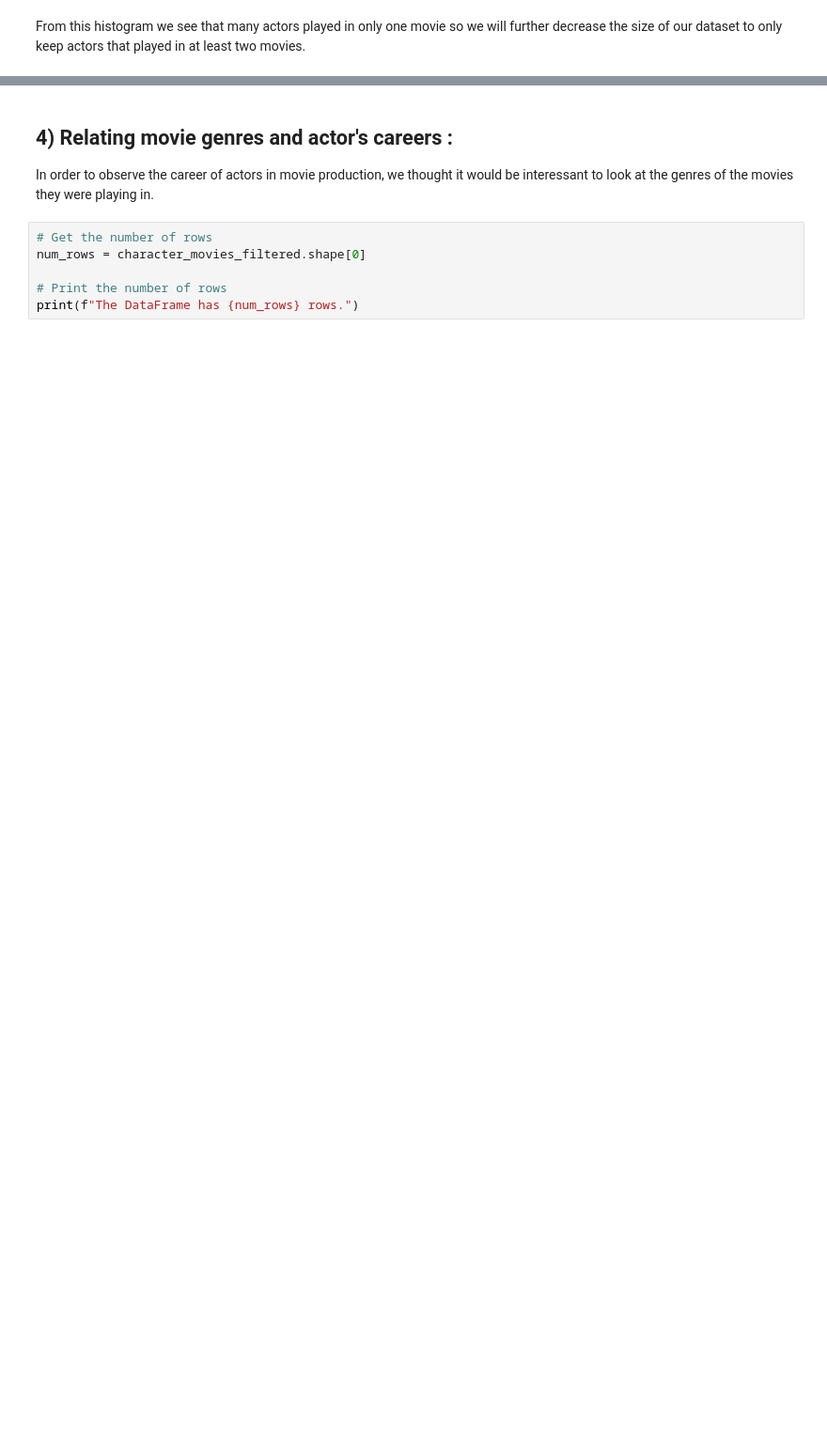
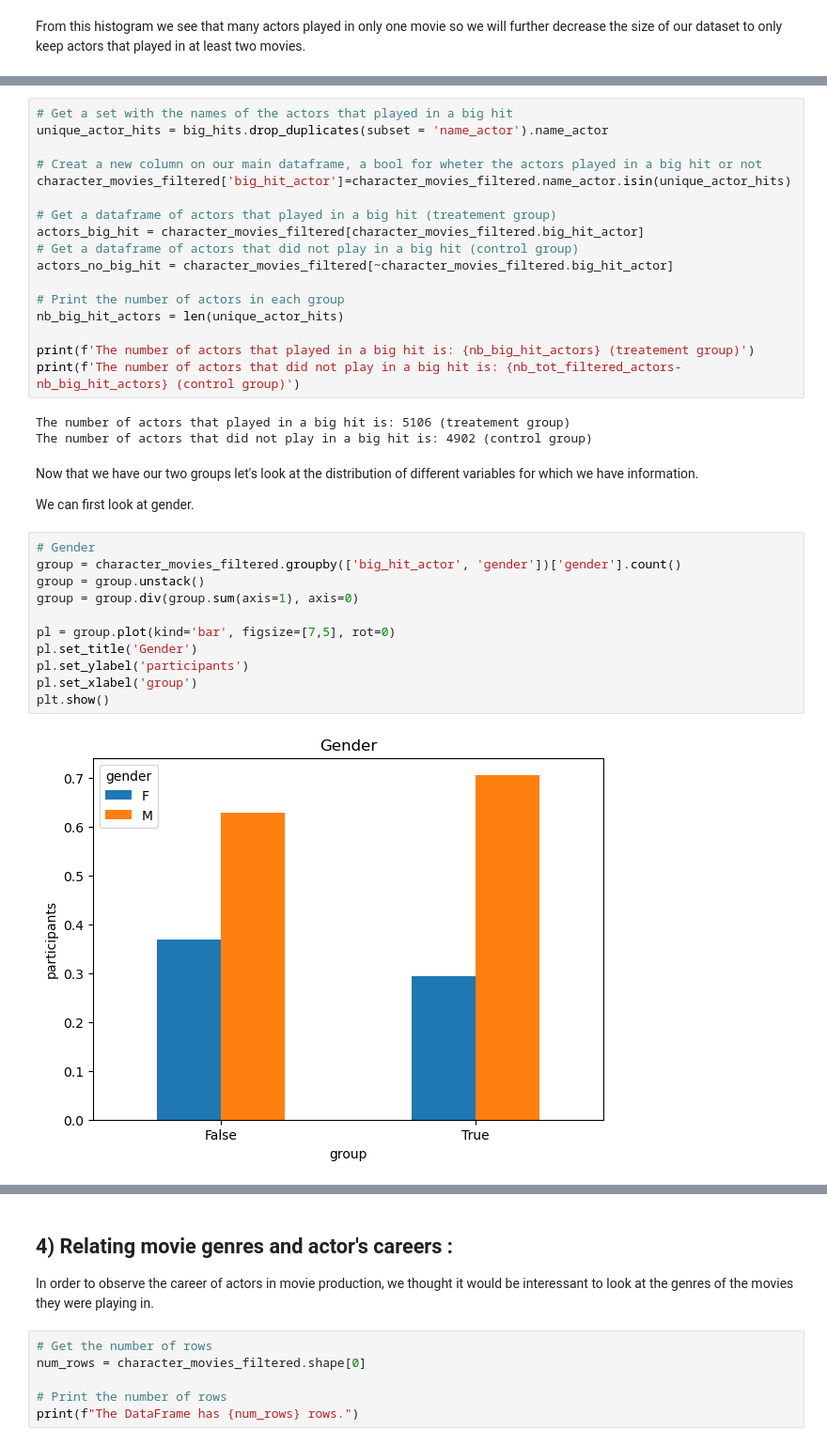
Before and after one commit to epfl-ada/ada-2023-project-pinacolada23, a Jupyter notebook: main.ipynb, the cells around one changed output, grey strips where cells are left out. Shown: that part at 94% size. Saved outputs shown, nothing was run; the diff lists cells and outputs as text; blank space fills up the shorter version.

```diff
--- a/main.ipynb
+++ b/main.ipynb
@@ -455,0 +458,37 @@ Do we have enough data? If not simply change the ouliner definition...
+# %%
+# Get a set with the names of the actors that played in a big hit
+unique_actor_hits = big_hits.drop_duplicates(subset = 'name_actor').name_actor
+
+# Creat a new column on our main dataframe, a bool for wheter the actors played in a big hit or not
+character_movies_filtered['big_hit_actor']=character_movies_filtered.name_actor.isin(unique_actor_hits)
+
+# Get a dataframe of actors that played in a big hit (treatement group)
+actors_big_hit = character_movies_filtered[character_movies_filtered.big_hit_actor]
+# Get a dataframe of actors that did not play in a big hit (control group)
+actors_no_big_hit = character_movies_filtered[~character_movies_filtered.big_hit_actor]
+
+# Print the number of actors in each group
+nb_big_hit_actors = len(unique_actor_hits)
+
+print(f'The number of actors that played in a big hit is: {nb_big_hit_actors} (treatement group)')
+print(f'The number of actors that did not play in a big hit is: {nb_tot_filtered_actors-nb_big_hit_actors} (control group)')
+# %% [output]
+The number of actors that played in a big hit is: 5106 (treatement group)
+The number of actors that did not play in a big hit is: 4902 (control group)
+# %% [markdown]
+Now that we have our two groups let's look at the distribution of different variables for which we have information.
+
+We can first look at gender.
+# %%
+# Gender
+group = character_movies_filtered.groupby(['big_hit_actor', 'gender'])['gender'].count()
+group = group.unstack()
+group = group.div(group.sum(axis=1), axis=0)
+
+pl = group.plot(kind='bar', figsize=[7,5], rot=0)
+pl.set_title('Gender')
+pl.set_ylabel('participants')
+pl.set_xlabel('group')
+plt.show()
+# %% [output]
+[figure, added]
```
Also changed, not shown: parts of 23 cells of this notebook.
